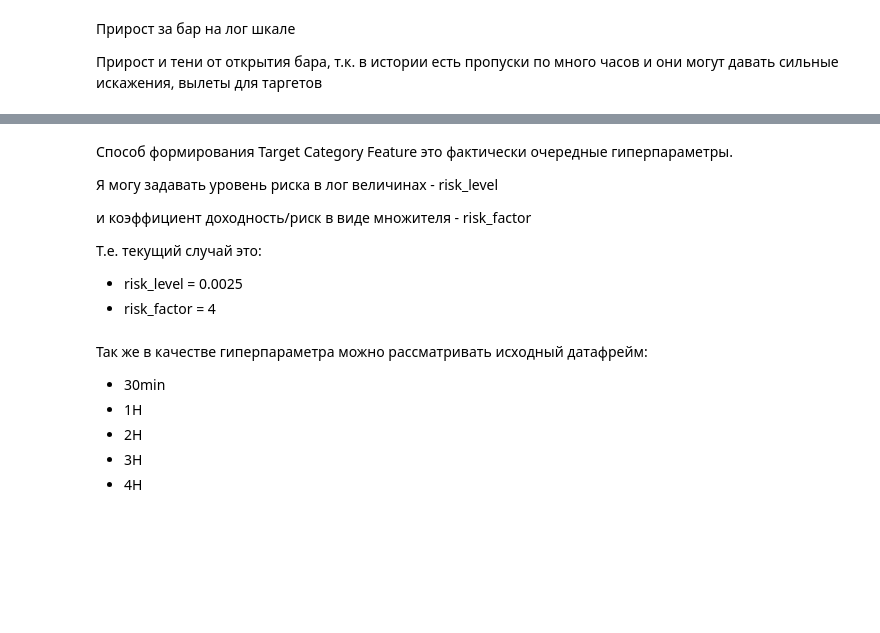
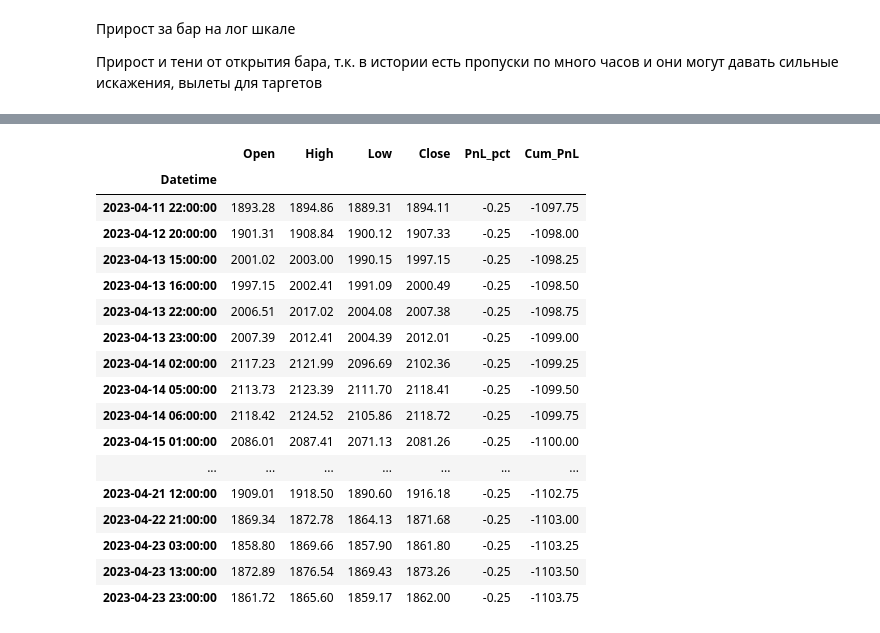
Before and after one commit to Chepell/SF_DS_Pro, a Jupyter notebook: 01_TensorFlow/ETH_Calculate_Result.ipynb, the cells around one changed output, grey strips where cells are left out. Cells and saved outputs as stored; diff of their text form; code cells hidden in the pictures; blank space fills up the shorter version.

```diff
--- a/01_TensorFlow/ETH_Calculate_Result.ipynb
+++ b/01_TensorFlow/ETH_Calculate_Result.ipynb
@@ -333,2 +191,0 @@ class_distribution(df, 'Return_S_cat')
-# %%
-df['Return_S_cat_1_0_25'] = np.where((df['Log_Return'] <= -0.01) & (df['High_Shad_log'] <= 0.0025), 1, 0)
@@ -358,2 +191,0 @@ print(f"Частота появления такого бара, каждые {(
-# %%
-df['L_1_H_0_25'] = np.where((df['Low_Shad_log'] >= 0.01) & (df['High_Shad_log'] <= 0.0025), 1, 0)
@@ -488,17 +191,0 @@ Stationary!
-# %% [markdown]
-Способ формирования Target Category Feature это фактически очередные гиперпараметры.
-
-Я могу задавать уровень риска в лог величинах - risk_level
-
-и коэффициент доходность/риск в виде множителя - risk_factor
-
-Т.е. текущий случай это:
-* risk_level = 0.0025
-* risk_factor = 4
-# %% [markdown]
-Так же в качестве гиперпараметра можно рассматривать исходный датафрейм:
-- 30min
-- 1H
-- 2H
-- 3H
-- 4H
@@ -506,0 +192,25 @@ Stationary!
+# %%
+pnl_df = df[['Open', 'High', 'Low', 'Close', 'PnL_pct']].dropna()
+# %%
+pnl_df['Cum_PnL'] = pnl_df['PnL_pct'].cumsum()
+# %%
+pnl_df.tail(30)
+# %% [output]
+|  | Open | High | Low | Close | PnL_pct | Cum_PnL |
+| Datetime |  |  |  |  |  |  |
+| 2023-04-11 22:00:00 | 1893.28 | 1894.86 | 1889.31 | 1894.11 | -0.25 | -1097.75 |
+| 2023-04-12 20:00:00 | 1901.31 | 1908.84 | 1900.12 | 1907.33 | -0.25 | -1098.00 |
+| 2023-04-13 15:00:00 | 2001.02 | 2003.00 | 1990.15 | 1997.15 | -0.25 | -1098.25 |
+| 2023-04-13 16:00:00 | 1997.15 | 2002.41 | 1991.09 | 2000.49 | -0.25 | -1098.50 |
+| 2023-04-13 22:00:00 | 2006.51 | 2017.02 | 2004.08 | 2007.38 | -0.25 | -1098.75 |
+| 2023-04-13 23:00:00 | 2007.39 | 2012.41 | 2004.39 | 2012.01 | -0.25 | -1099.00 |
+| 2023-04-14 02:00:00 | 2117.23 | 2121.99 | 2096.69 | 2102.36 | -0.25 | -1099.25 |
+| 2023-04-14 05:00:00 | 2113.73 | 2123.39 | 2111.70 | 2118.41 | -0.25 | -1099.50 |
+| 2023-04-14 06:00:00 | 2118.42 | 2124.52 | 2105.86 | 2118.72 | -0.25 | -1099.75 |
+| 2023-04-15 01:00:00 | 2086.01 | 2087.41 | 2071.13 | 2081.26 | -0.25 | -1100.00 |
+| ... | ... | ... | ... | ... | ... | ... |
+| 2023-04-21 12:00:00 | 1909.01 | 1918.50 | 1890.60 | 1916.18 | -0.25 | -1102.75 |
+| 2023-04-22 21:00:00 | 1869.34 | 1872.78 | 1864.13 | 1871.68 | -0.25 | -1103.00 |
+| 2023-04-23 03:00:00 | 1858.80 | 1869.66 | 1857.90 | 1861.80 | -0.25 | -1103.25 |
+| 2023-04-23 13:00:00 | 1872.89 | 1876.54 | 1869.43 | 1873.26 | -0.25 | -1103.50 |
+| 2023-04-23 23:00:00 | 1861.72 | 1865.60 | 1859.17 | 1862.00 | -0.25 | -1103.75 |
```
Also changed, not shown: parts of 84 cells of this notebook, 8 other files.
